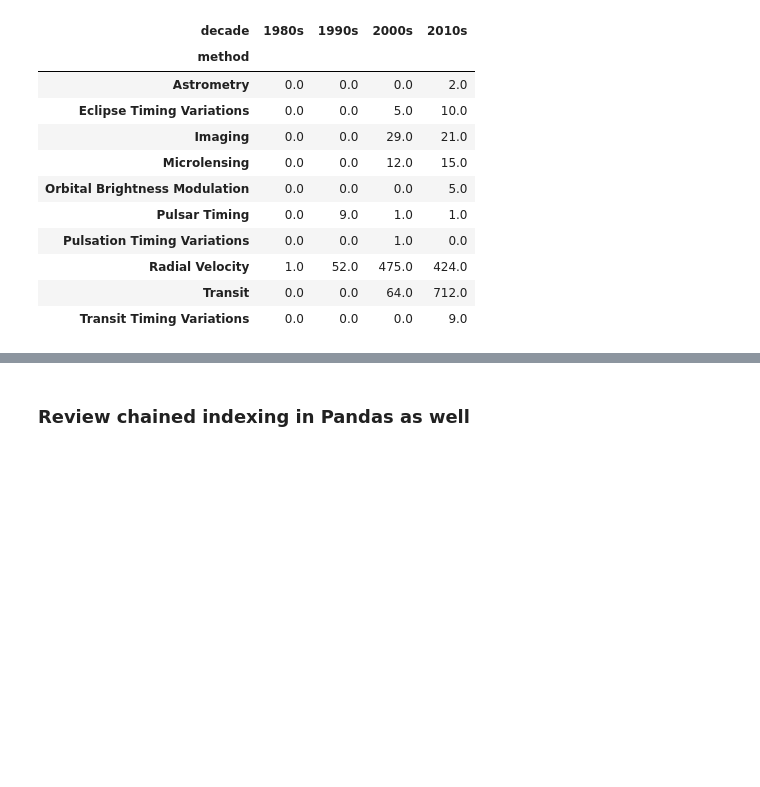
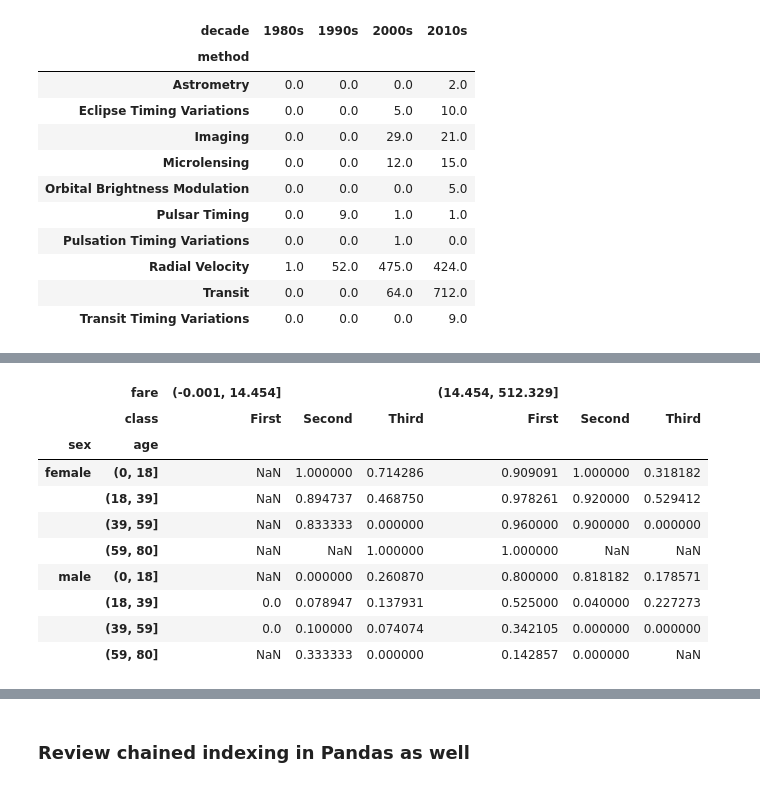
Before and after one commit to mjkeene/ML, a Jupyter notebook: python_data_science_handbook/3_data_manipulation_with_pandas.ipynb, the cells around one changed output, grey strips where cells are left out. Cells and saved outputs as stored; diff of their text form; code cells hidden in the pictures; blank space fills up the shorter version.

```diff
--- a/python_data_science_handbook/3_data_manipulation_with_pandas.ipynb
+++ b/python_data_science_handbook/3_data_manipulation_with_pandas.ipynb
@@ -2941,0 +2943,3 @@ planets.groupby(['method', decade])['number'].sum().unstack().fillna(0)
+# %%
+titanic = sns.load_dataset('titanic')
+titanic.head()
@@ -2941,0 +3016,3 @@ planets.groupby(['method', decade])['number'].sum().unstack().fillna(0)
+# %%
+age = pd.cut(titanic['age'], [0, 18, 39, 59, 80])
+titanic.pivot_table('survived', ['sex', age], 'class')
@@ -2941,0 +3030,16 @@ planets.groupby(['method', decade])['number'].sum().unstack().fillna(0)
+# %%
+# we can use pd.qcut to automatically compute quantiles:
+fare = pd.qcut(titanic['fare'], 2)
+titanic.pivot_table('survived', ['sex', age], [fare, 'class'])
+# %% [output]
+|  | fare | (-0.001, 14.454] |  |  | (14.454, 512.329] |  |  |
+|  | class | First | Second | Third | First | Second | Third |
+| sex | age |  |  |  |  |  |  |
+| female | (0, 18] | NaN | 1.000000 | 0.714286 | 0.909091 | 1.000000 | 0.318182 |
+|  | (18, 39] | NaN | 0.894737 | 0.468750 | 0.978261 | 0.920000 | 0.529412 |
+|  | (39, 59] | NaN | 0.833333 | 0.000000 | 0.960000 | 0.900000 | 0.000000 |
+|  | (59, 80] | NaN | NaN | 1.000000 | 1.000000 | NaN | NaN |
+| male | (0, 18] | NaN | 0.000000 | 0.260870 | 0.800000 | 0.818182 | 0.178571 |
+|  | (18, 39] | 0.0 | 0.078947 | 0.137931 | 0.525000 | 0.040000 | 0.227273 |
+|  | (39, 59] | 0.0 | 0.100000 | 0.074074 | 0.342105 | 0.000000 | 0.000000 |
+|  | (59, 80] | NaN | 0.333333 | 0.000000 | 0.142857 | 0.000000 | NaN |
```
Also changed, not shown: parts of 48 cells of this notebook.
